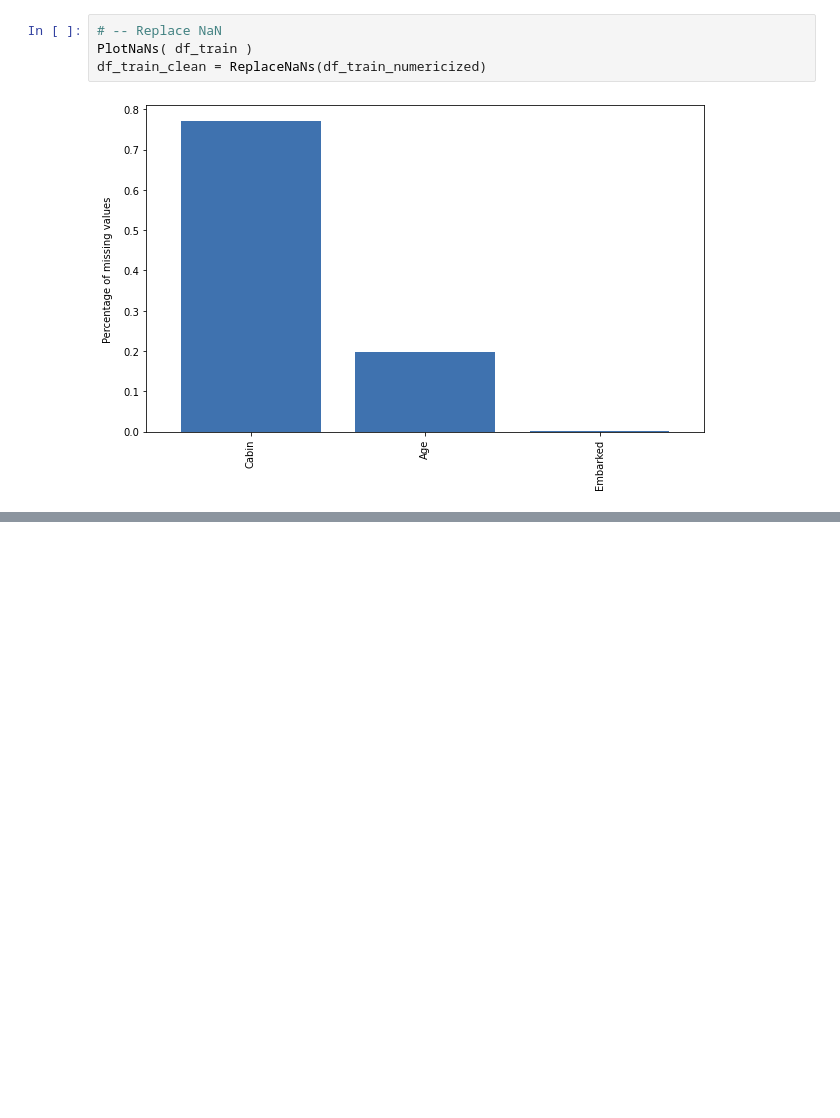
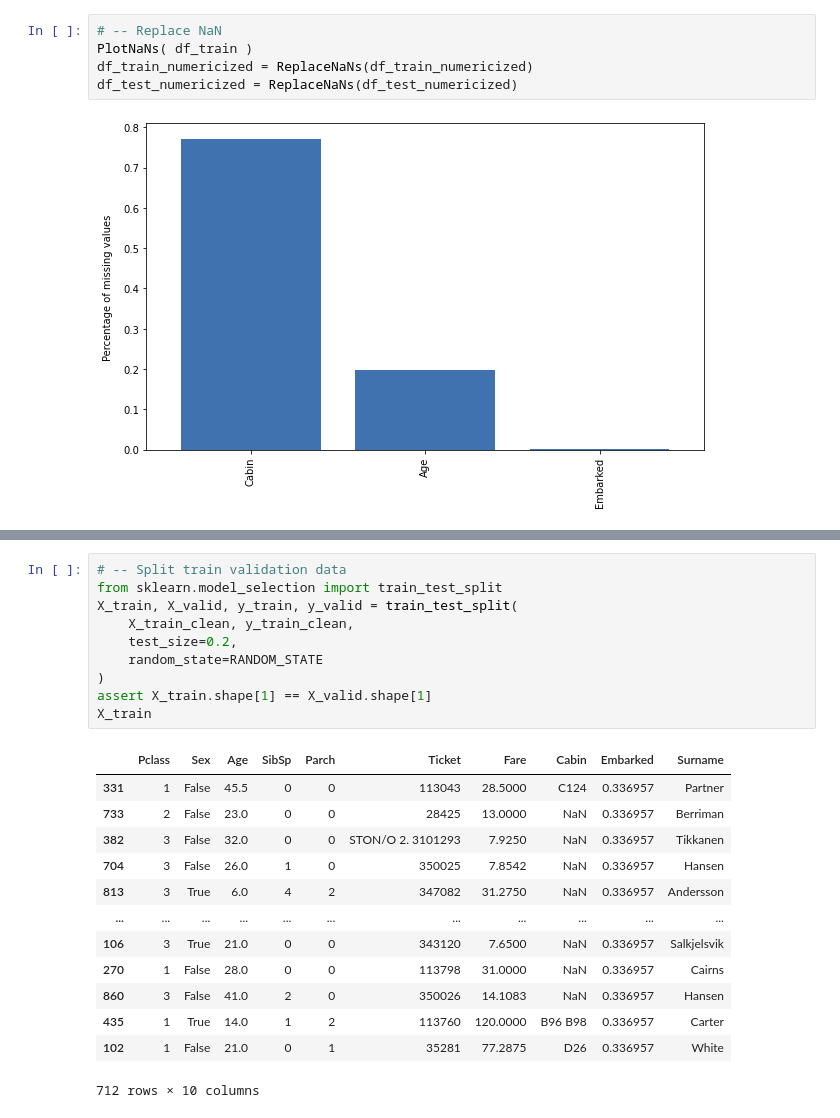
Before and after one commit to Yucheng-Zhu/Titanic_MachineLearningfromDisaster, a Jupyter notebook: Titanic (MLP).ipynb, the cells around one changed output, grey strips where cells are left out. Drawn from its saved outputs; the diff is of its cells as text; blank space fills up the shorter version.

```diff
--- a/Titanic (MLP).ipynb
+++ b/Titanic (MLP).ipynb
@@ -170,6 +170,7 @@ for feature_name, gap in [
 # %%
 # -- Replace NaN
 PlotNaNs( df_train )
-df_train_clean = ReplaceNaNs(df_train_numericized)
+df_train_numericized = ReplaceNaNs(df_train_numericized)
+df_test_numericized = ReplaceNaNs(df_test_numericized)
 # %% [output]
 [figure]
@@ -300,0 +214,24 @@ array([[0.        , 0.        , 0.56647399, ..., 0.        , 0.        ,
+# %%
+# -- Split train validation data
+from sklearn.model_selection import train_test_split
+X_train, X_valid, y_train, y_valid = train_test_split(
+    X_train_clean, y_train_clean,
+    test_size=0.2,
+    random_state=RANDOM_STATE
+)
+assert X_train.shape[1] == X_valid.shape[1]
+X_train
+# %% [output]
+|  | Pclass | Sex | Age | SibSp | Parch | Ticket | Fare | Cabin | Embarked | Surname |
+| 331 | 1 | False | 45.5 | 0 | 0 | 113043 | 28.5000 | C124 | 0.336957 | Partner |
+| 733 | 2 | False | 23.0 | 0 | 0 | 28425 | 13.0000 | NaN | 0.336957 | Berriman |
+| 382 | 3 | False | 32.0 | 0 | 0 | STON/O 2. 3101293 | 7.9250 | NaN | 0.336957 | Tikkanen |
+| 704 | 3 | False | 26.0 | 1 | 0 | 350025 | 7.8542 | NaN | 0.336957 | Hansen |
+| 813 | 3 | True | 6.0 | 4 | 2 | 347082 | 31.2750 | NaN | 0.336957 | Andersson |
+| ... | ... | ... | ... | ... | ... | ... | ... | ... | ... | ... |
+| 106 | 3 | True | 21.0 | 0 | 0 | 343120 | 7.6500 | NaN | 0.336957 | Salkjelsvik |
+| 270 | 1 | False | 28.0 | 0 | 0 | 113798 | 31.0000 | NaN | 0.336957 | Cairns |
+| 860 | 3 | False | 41.0 | 2 | 0 | 350026 | 14.1083 | NaN | 0.336957 | Hansen |
+| 435 | 1 | True | 14.0 | 1 | 2 | 113760 | 120.0000 | B96 B98 | 0.336957 | Carter |
+| 102 | 1 | False | 21.0 | 0 | 1 | 35281 | 77.2875 | D26 | 0.336957 | White |
+712 rows × 10 columns
```
Also changed, not shown: parts of 19 cells of this notebook.
